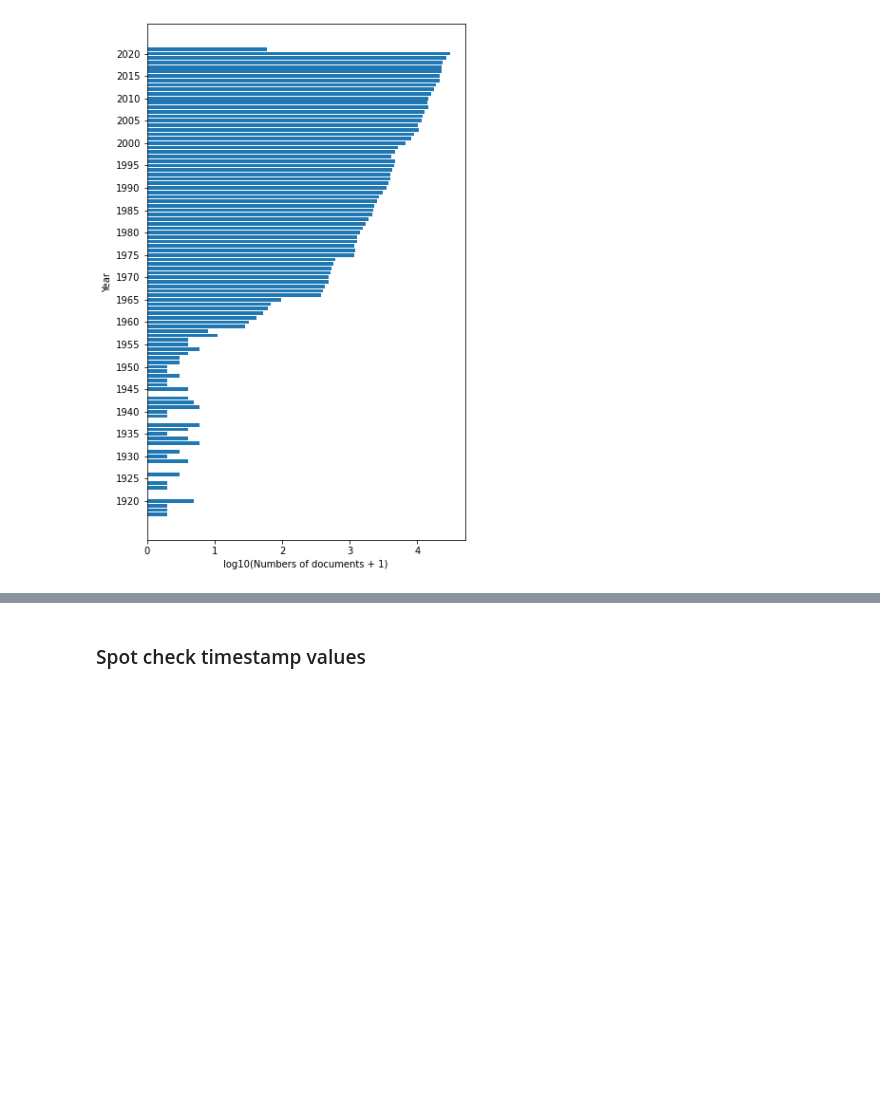
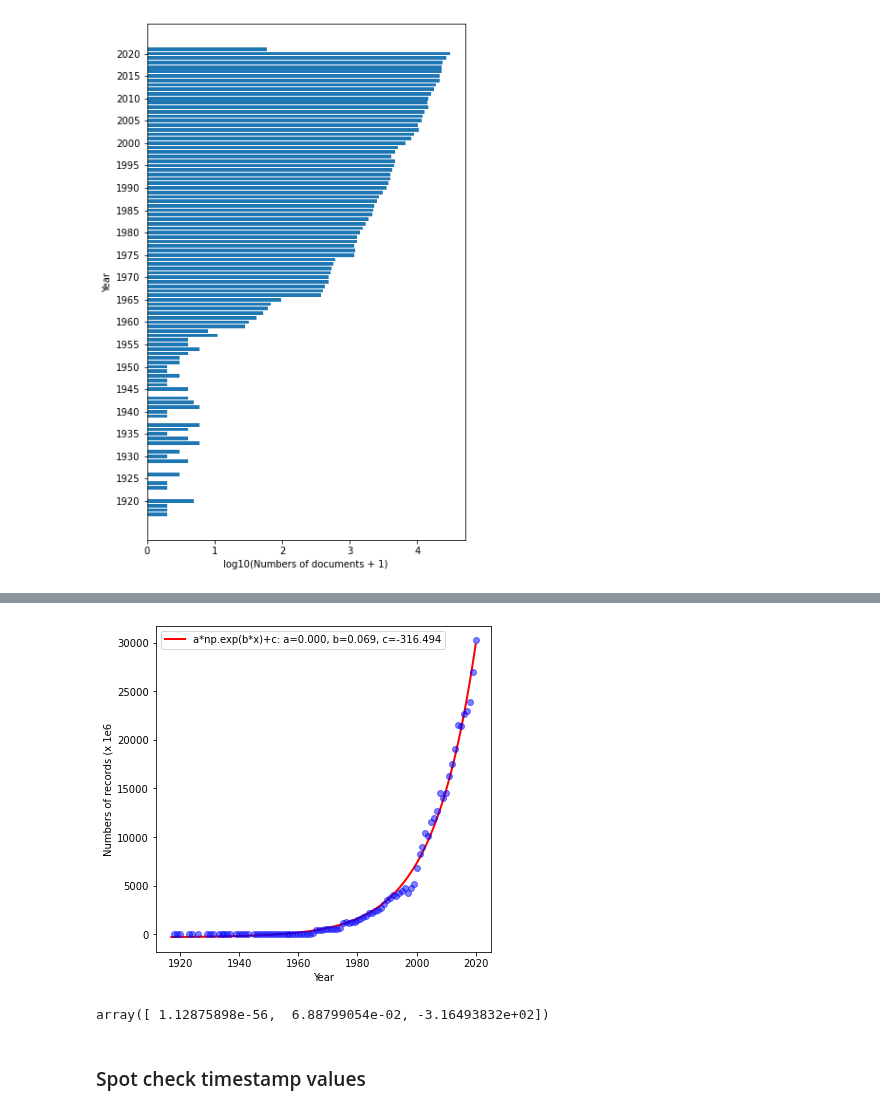
Before and after one commit to ShiuLab/plant_sci_hist, a Jupyter notebook: 4_topic_model/script_4_4_over_time.ipynb, the cells around one changed output, grey strips where cells are left out. Cells and saved outputs as stored; diff of their text form; code cells hidden in the pictures; blank space fills up the shorter version.

```diff
--- a/4_topic_model/script_4_4_over_time.ipynb
+++ b/4_topic_model/script_4_4_over_time.ipynb
@@ -195,0 +213,3 @@ plt.savefig(work_dir / 'figure4_4_num_docs_per_year_logged.pdf')
+# %%
+docs_year_df_drop2021 = docs_year_df.drop(2021)
+docs_year_df_drop2021
@@ -196,3 +230,34 @@ plt.savefig(work_dir / 'figure4_4_num_docs_per_year_logged.pdf')
+# %%
+X = docs_year_df_drop2021.index
+Y = docs_year_df_drop2021["Count"].values
+
+def exp_func(X, a, b, c):
+  return a*np.exp(b*X) + c
+
+# Curve fit
+popt_exp, _ = curve_fit(exp_func, X, Y, p0=(1, 1e-6, 1), maxfev=10000)
+popt_exp
+
+# Plotting
+fig_fit_yr_docnum = work_dir / "fig4_4_year_docnum_exponential_fit.pdf"
+
+#y_pred = [exp_func(x, *popt_exp) for x in X]
+plt.figure(figsize=(6, 6))
+plt.plot(X, exp_func(X, *popt_exp),'r',linewidth=2,
+        label='a*np.exp(b*x)+c: a=%.3f, b=%.3f, c=%.3f' % tuple(popt_exp))
+plt.plot(X[1:], Y[1:], 'bo', alpha=0.5)
+#plt.plot(x[1:], y_pred[1:], '-b')
+plt.legend()
+plt.xlabel("Year")
+plt.ylabel("Numbers of records (x 1e6")
+plt.savefig(fig_fit_yr_docnum, format='pdf')
+plt.show()
+# %% [output]
+[figure, added]
+# %%
+popt_exp
+# %% [output]
+array([ 1.12875898e-56,  6.88799054e-02, -3.16493832e+02])
 # %% [markdown]
 ### Spot check timestamp values
 # %%
```
Also changed, not shown: parts of 5 cells of this notebook, 3 other files.
